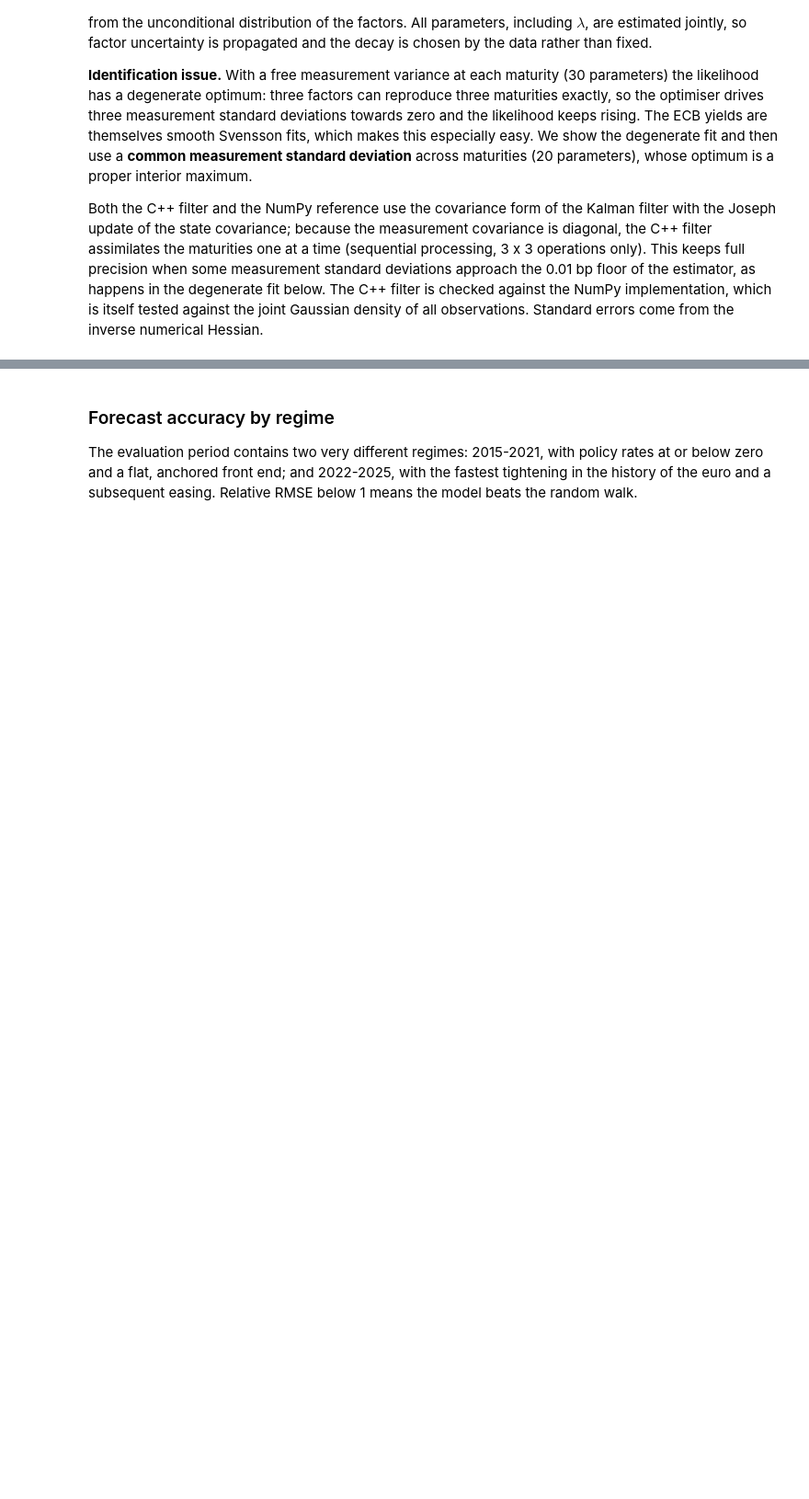
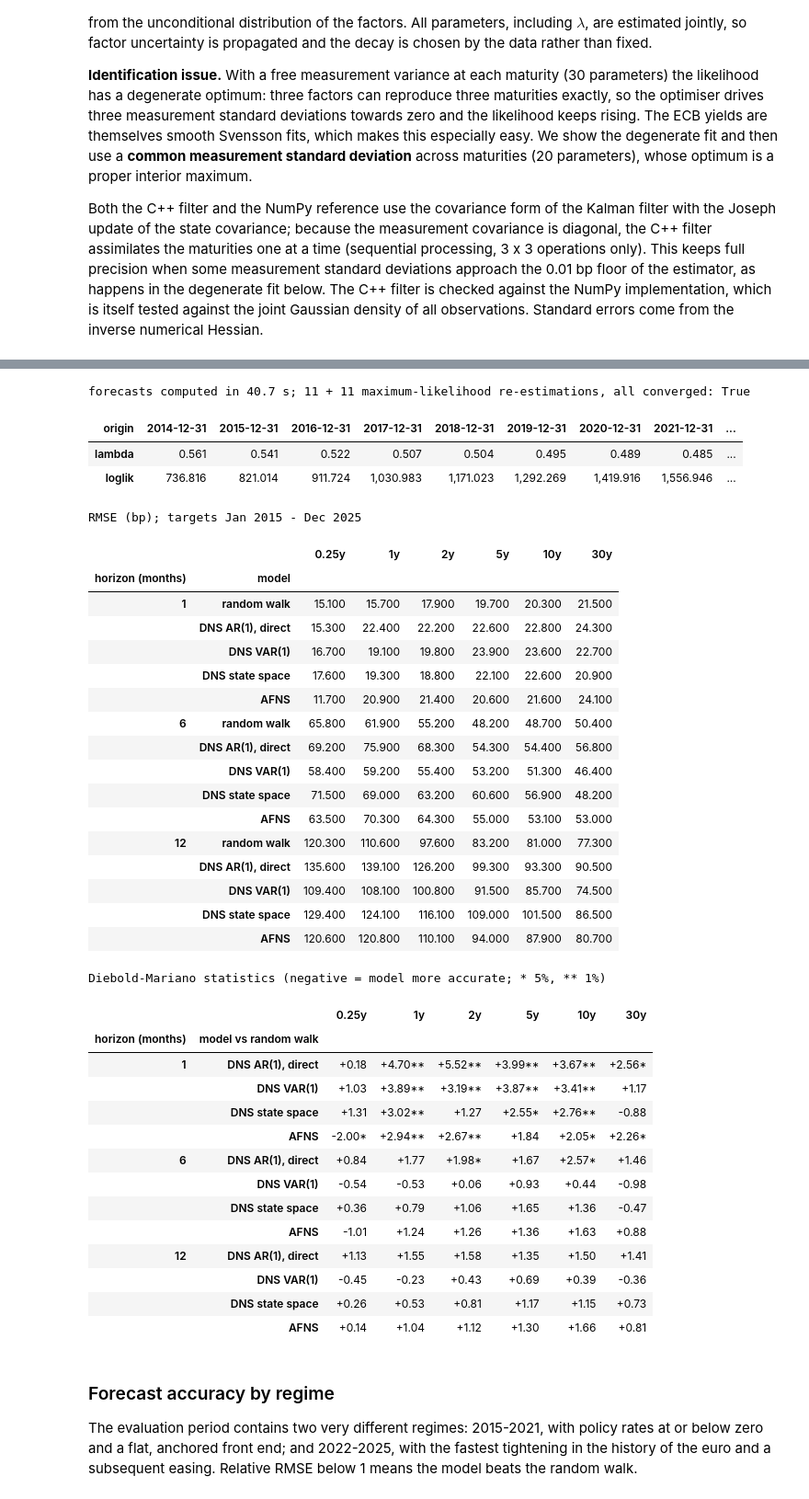
Before and after one commit to paolo993788/Quantitative-finance, a Jupyter notebook: notebooks/risk_measurement/yield_curve_dynamics_and_irrbb.ipynb, the cells around one changed output, grey strips where cells are left out. Shown at 92% size. Cells and saved outputs as stored; diff of their text form; code cells hidden in the pictures; blank space fills up the shorter version.

```diff
--- a/notebooks/risk_measurement/yield_curve_dynamics_and_irrbb.ipynb
+++ b/notebooks/risk_measurement/yield_curve_dynamics_and_irrbb.ipynb
@@ -399,3 +372,82 @@ Diebold-Mariano statistics (negative = model more accurate; * 5%, ** 1%)
+# %%
+t0 = time.perf_counter()
+fc = ts.recursive_forecasts(Y, FIRST_ORIGIN, HORIZONS)
+kfc = ts.recursive_kalman_forecasts(Y, FIRST_ORIGIN, HORIZONS, refit_every=REFIT_EVERY, common_h=True)
+afc = afns.recursive_forecasts(Y, FIRST_ORIGIN, HORIZONS, refit_every=REFIT_EVERY)
+print(f"forecasts computed in {time.perf_counter() - t0:.1f} s; {len(kfc['fits'])} + {len(afc['fits'])} maximum-likelihood "
+      f"re-estimations, all converged: {kfc['fits']['converged'].all() and afc['fits']['converged'].all()}")
+assert kfc["fits"]["converged"].all() and afc["fits"]["converged"].all()
+display(kfc["fits"][["lambda", "loglik"]].T)
+errors = {h: {**fc[h], "DNS state space": kfc[h].loc[fc[h]["random walk"].index],
+              "AFNS": afc[h].loc[fc[h]["random walk"].index]} for h in HORIZONS}
+MODELS = list(errors[1])
+
+def rmse(e):
+    return 100 * np.sqrt((e ** 2).mean())
+
+rows = []
+for h in HORIZONS:
+    for model in MODELS:
+        r = rmse(errors[h][model])[SHOW]
+        rows.append(pd.Series(r.to_numpy(), index=[f"{m:g}y" for m in SHOW], name=(h, model)))
+table = pd.DataFrame(rows)
+table.index = pd.MultiIndex.from_tuples(table.index, names=["horizon (months)", "model"])
+print(f"RMSE (bp); targets {errors[1]['random walk'].index[0]:%b %Y} - {errors[1]['random walk'].index[-1]:%b %Y}")
+display(table.round(1))
+
+def stars(p):
+    return "**" if p < 0.01 else "*" if p < 0.05 else ""
+
+dm_rows = []
+for h in HORIZONS:
+    for model in MODELS[1:]:
+        row = {}
+        for m in SHOW:
+            res = ts.diebold_mariano(errors[h][model][m], errors[h]["random walk"][m], horizon=h)
+            row[f"{m:g}y"] = f"{res['statistic']:+.2f}{stars(res['p_value'])}"
+        dm_rows.append(pd.Series(row, name=(h, model)))
+dm = pd.DataFrame(dm_rows)
+dm.index = pd.MultiIndex.from_tuples(dm.index, names=["horizon (months)", "model vs random walk"])
+print("Diebold-Mariano statistics (negative = model more accurate; * 5%, ** 1%)")
+display(dm)
+# %% [output]
+forecasts computed in 40.7 s; 11 + 11 maximum-likelihood re-estimations, all converged: True
+| origin | 2014-12-31 | 2015-12-31 | 2016-12-31 | 2017-12-31 | 2018-12-31 | 2019-12-31 | 2020-12-31 | 2021-12-31 | ... |
+| lambda | 0.561 | 0.541 | 0.522 | 0.507 | 0.504 | 0.495 | 0.489 | 0.485 | ... |
+| loglik | 736.816 | 821.014 | 911.724 | 1,030.983 | 1,171.023 | 1,292.269 | 1,419.916 | 1,556.946 | ... |
+RMSE (bp); targets Jan 2015 - Dec 2025
+|  |  | 0.25y | 1y | 2y | 5y | 10y | 30y |
+| horizon (months) | model |  |  |  |  |  |  |
+| 1 | random walk | 15.100 | 15.700 | 17.900 | 19.700 | 20.300 | 21.500 |
+|  | DNS AR(1), direct | 15.300 | 22.400 | 22.200 | 22.600 | 22.800 | 24.300 |
+|  | DNS VAR(1) | 16.700 | 19.100 | 19.800 | 23.900 | 23.600 | 22.700 |
+|  | DNS state space | 17.600 | 19.300 | 18.800 | 22.100 | 22.600 | 20.900 |
+|  | AFNS | 11.700 | 20.900 | 21.400 | 20.600 | 21.600 | 24.100 |
+| 6 | random walk | 65.800 | 61.900 | 55.200 | 48.200 | 48.700 | 50.400 |
+|  | DNS AR(1), direct | 69.200 | 75.900 | 68.300 | 54.300 | 54.400 | 56.800 |
+|  | DNS VAR(1) | 58.400 | 59.200 | 55.400 | 53.200 | 51.300 | 46.400 |
+|  | DNS state space | 71.500 | 69.000 | 63.200 | 60.600 | 56.900 | 48.200 |
+|  | AFNS | 63.500 | 70.300 | 64.300 | 55.000 | 53.100 | 53.000 |
+| 12 | random walk | 120.300 | 110.600 | 97.600 | 83.200 | 81.000 | 77.300 |
+|  | DNS AR(1), direct | 135.600 | 139.100 | 126.200 | 99.300 | 93.300 | 90.500 |
+|  | DNS VAR(1) | 109.400 | 108.100 | 100.800 | 91.500 | 85.700 | 74.500 |
+|  | DNS state space | 129.400 | 124.100 | 116.100 | 109.000 | 101.500 | 86.500 |
+|  | AFNS | 120.600 | 120.800 | 110.100 | 94.000 | 87.900 | 80.700 |
+Diebold-Mariano statistics (negative = model more accurate; * 5%, ** 1%)
+|  |  | 0.25y | 1y | 2y | 5y | 10y | 30y |
+| horizon (months) | model vs random walk |  |  |  |  |  |  |
+| 1 | DNS AR(1), direct | +0.18 | +4.70** | +5.52** | +3.99** | +3.67** | +2.56* |
+|  | DNS VAR(1) | +1.03 | +3.89** | +3.19** | +3.87** | +3.41** | +1.17 |
+|  | DNS state space | +1.31 | +3.02** | +1.27 | +2.55* | +2.76** | -0.88 |
+|  | AFNS | -2.00* | +2.94** | +2.67** | +1.84 | +2.05* | +2.26* |
+| 6 | DNS AR(1), direct | +0.84 | +1.77 | +1.98* | +1.67 | +2.57* | +1.46 |
+|  | DNS VAR(1) | -0.54 | -0.53 | +0.06 | +0.93 | +0.44 | -0.98 |
+|  | DNS state space | +0.36 | +0.79 | +1.06 | +1.65 | +1.36 | -0.47 |
+|  | AFNS | -1.01 | +1.24 | +1.26 | +1.36 | +1.63 | +0.88 |
+| 12 | DNS AR(1), direct | +1.13 | +1.55 | +1.58 | +1.35 | +1.50 | +1.41 |
+|  | DNS VAR(1) | -0.45 | -0.23 | +0.43 | +0.69 | +0.39 | -0.36 |
+|  | DNS state space | +0.26 | +0.53 | +0.81 | +1.17 | +1.15 | +0.73 |
+|  | AFNS | +0.14 | +1.04 | +1.12 | +1.30 | +1.66 | +0.81 |
 # %% [markdown]
 ### Forecast accuracy by regime
 
```
Also changed, not shown: parts of 7 cells of this notebook, 4 other files.
